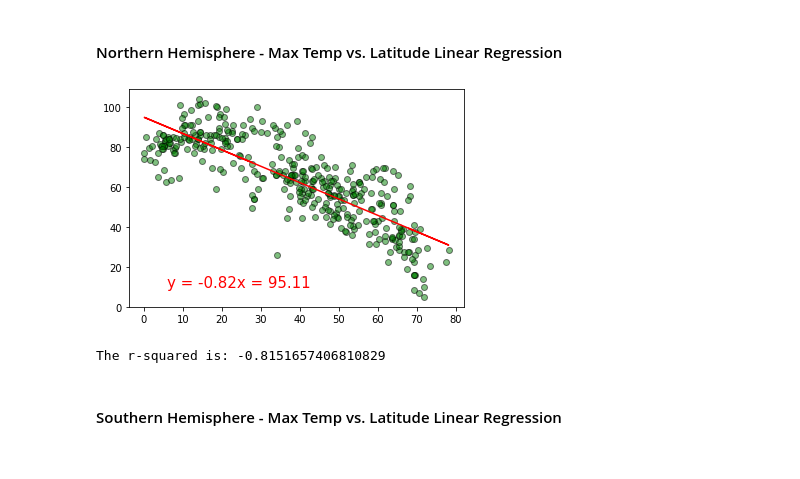
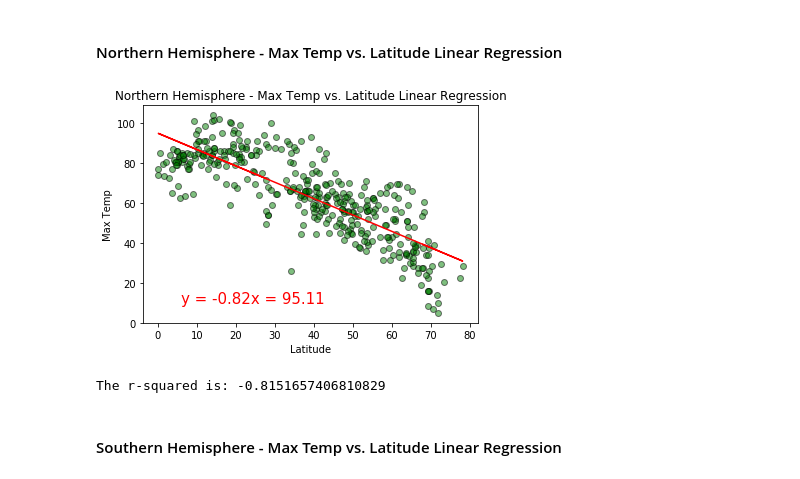
Before and after one commit to Bcliffwm/python-api-challenge, a Jupyter notebook: starter_code/WeatherPy.ipynb, the cells around one changed output. Drawn from its saved outputs; the diff is of its cells as text; code cells hidden in the pictures.

```diff
--- a/starter_code/WeatherPy.ipynb
+++ b/starter_code/WeatherPy.ipynb
@@ -237,19 +237,22 @@ southern_df
 # %%
 #creating new variables for northern_df
 north_lat = northern_df["Lat"]
 north_temp = northern_df["Max Temp"]
 
 #creating regression line using northern_df variables
 (slope, intercept, rvalue, pvalue, stderr) = linregress(north_lat, north_temp)
 north_tempregress_values = north_lat*slope + intercept
 templine_eq = "y = " + str(round(slope,2)) + "x = " + str(round(intercept, 2))
 plt.scatter(north_lat, north_temp, facecolor = "green", edgecolor="black", alpha=.5)
 plt.plot(north_lat, north_tempregress_values, "r-")
 plt.annotate(templine_eq,(6,10), fontsize=15, color = "red")
+plt.xlabel("Latitude")
+plt.ylabel("Max Temp")
+plt.title("Northern Hemisphere - Max Temp vs. Latitude Linear Regression")
 plt.show()
 print(f"The r-squared is: {rvalue}")
 # %% [output]
-[figure, old version]
+[figure, new version]
 The r-squared is: -0.8151657406810829
 # %% [markdown]
 ####  Southern Hemisphere - Max Temp vs. Latitude Linear Regression
```
Also changed, not shown: parts of 10 cells of this notebook.
